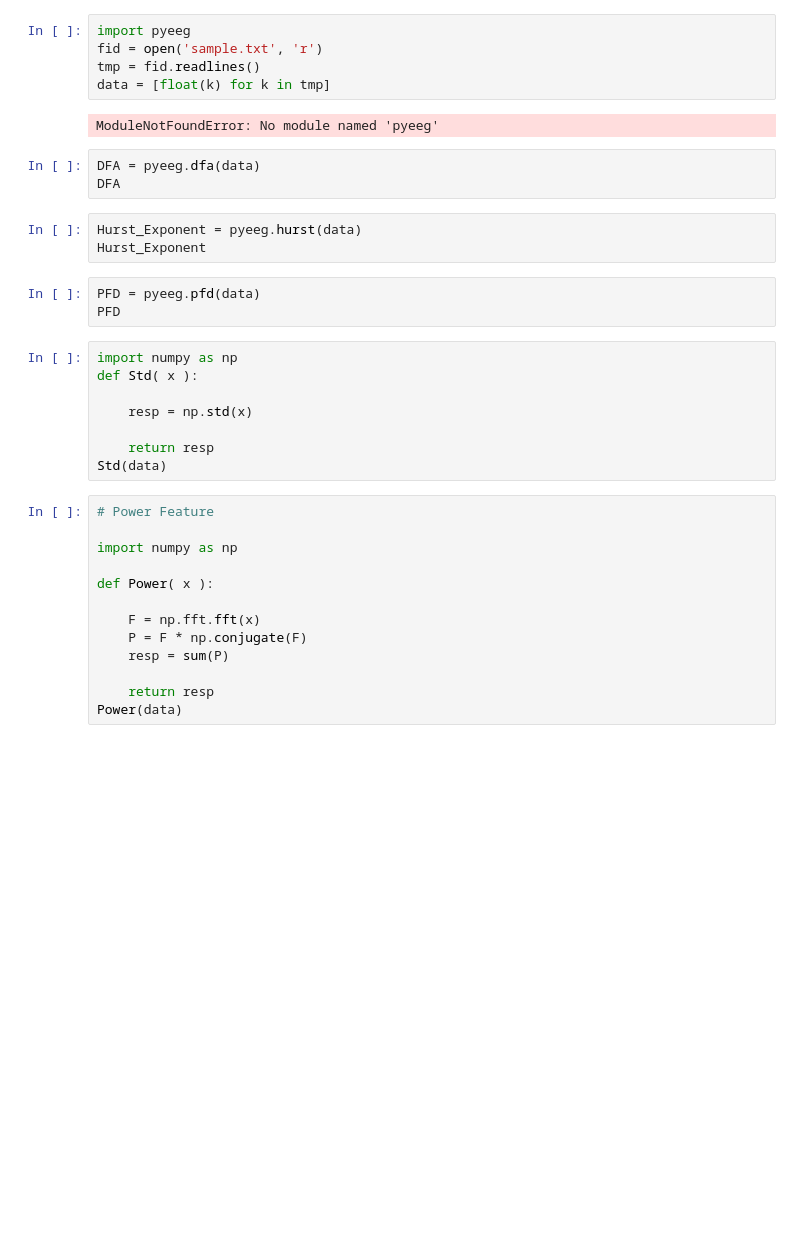
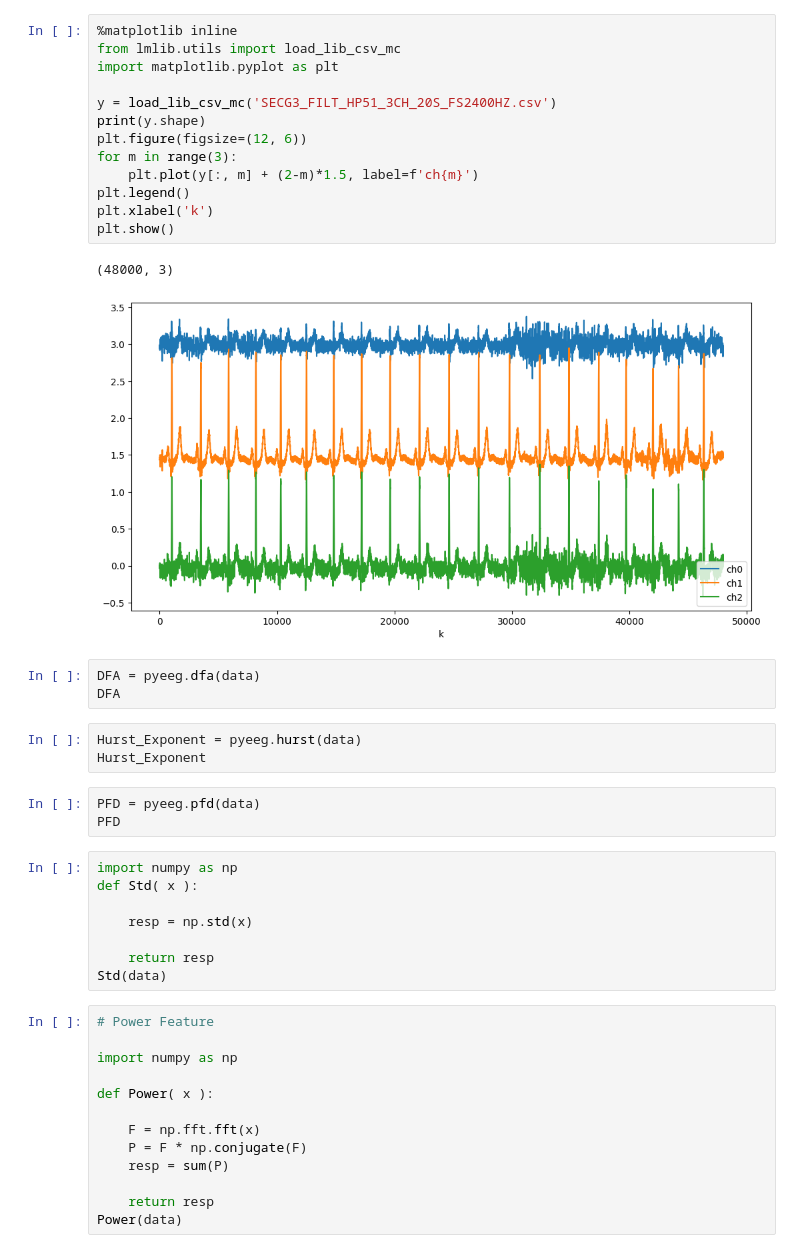
Before and after one commit to CharleneLimKH/EEG, a Jupyter notebook: test_eeg.ipynb, the cells around one changed output. Cells and saved outputs as stored; diff of their text form; blank space fills up the shorter version.

```diff
--- a/test_eeg.ipynb
+++ b/test_eeg.ipynb
@@ -1,10 +1,19 @@
-# %%
-import pyeeg
-fid = open('sample.txt', 'r')
-tmp = fid.readlines()
-data = [float(k) for k in tmp]
-# %% [output]
-ModuleNotFoundError: No module named 'pyeeg'
+# %%
+%matplotlib inline
+from lmlib.utils import load_lib_csv_mc
+import matplotlib.pyplot as plt
+
+y = load_lib_csv_mc('SECG3_FILT_HP51_3CH_20S_FS2400HZ.csv')
+print(y.shape)
+plt.figure(figsize=(12, 6))
+for m in range(3):
+    plt.plot(y[:, m] + (2-m)*1.5, label=f'ch{m}')
+plt.legend()
+plt.xlabel('k')
+plt.show()
+# %% [output]
+(48000, 3)
+[figure, added]
 # %%
 DFA = pyeeg.dfa(data)
 DFA
```
Also changed, not shown: 7 other files.
